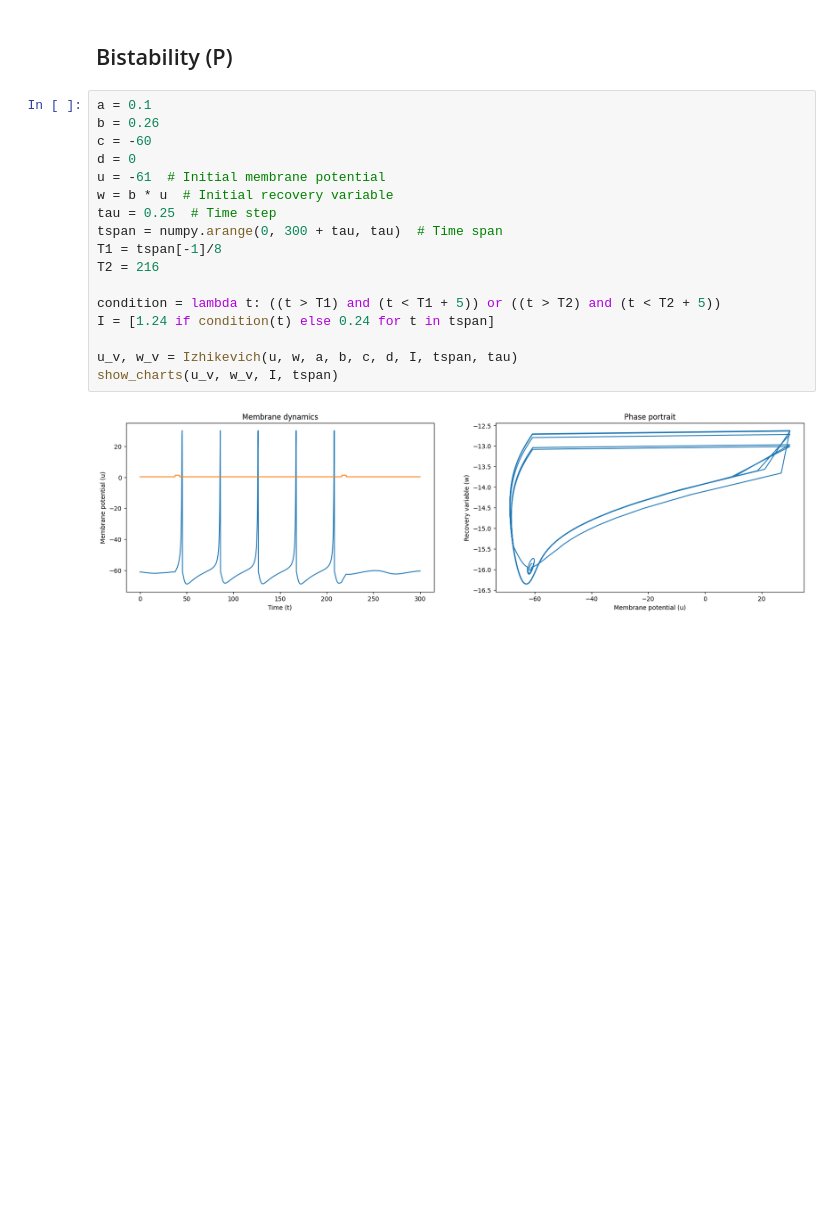
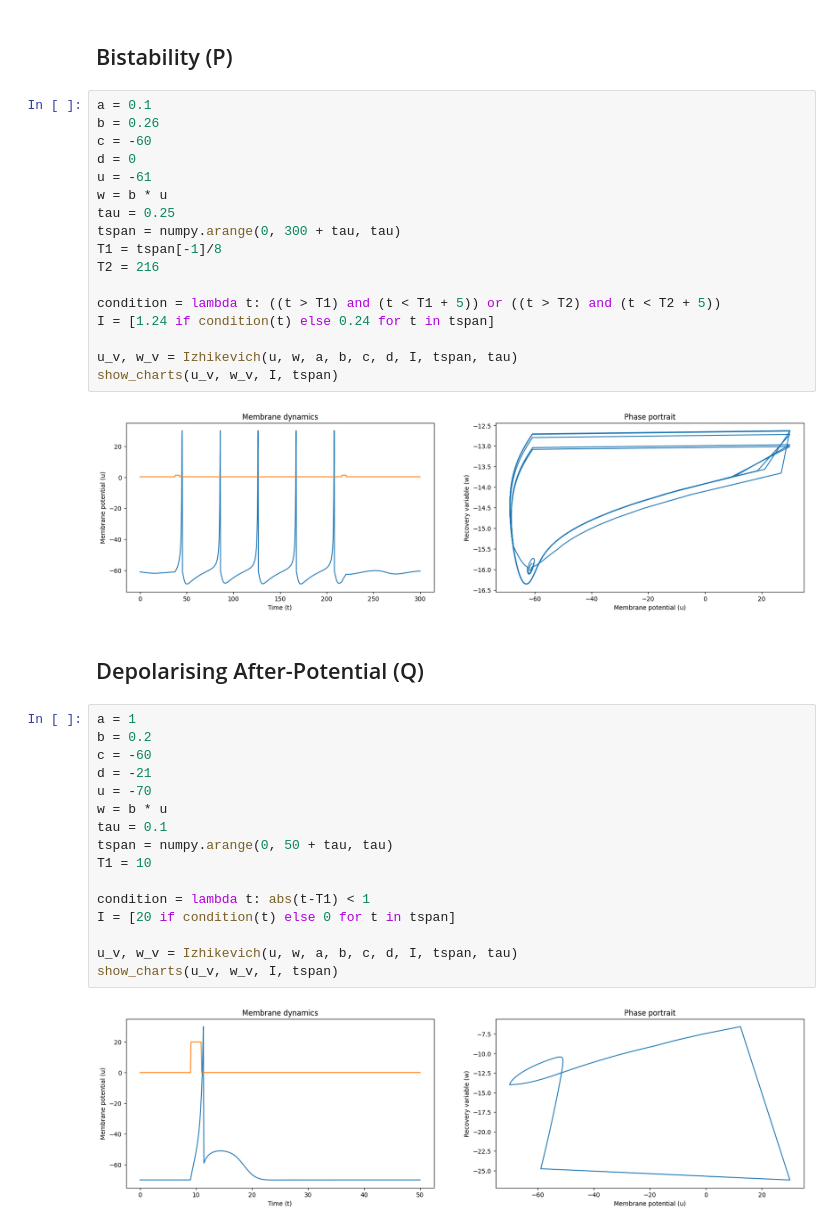
Before and after one commit to JacopoRaffi/CNS_Assignments, a Jupyter notebook: LAB1/main.ipynb, the cells around one changed output. Saved outputs shown, nothing was run; the diff lists cells and outputs as text; blank space fills up the shorter version.

```diff
--- a/LAB1/main.ipynb
+++ b/LAB1/main.ipynb
@@ -427,10 +427,10 @@ a = 0.1
 b = 0.26
 c = -60
 d = 0
-u = -61  # Initial membrane potential
-w = b * u  # Initial recovery variable
-tau = 0.25  # Time step
-tspan = numpy.arange(0, 300 + tau, tau)  # Time span
+u = -61
+w = b * u
+tau = 0.25
+tspan = numpy.arange(0, 300 + tau, tau)
 T1 = tspan[-1]/8
 T2 = 216
 
@@ -441,3 +441,23 @@ u_v, w_v = Izhikevich(u, w, a, b, c, d, I, tspan, tau)
 show_charts(u_v, w_v, I, tspan)
 # %% [output]
 [figure]
+# %% [markdown]
+## Depolarising After-Potential (Q)
+# %%
+a = 1
+b = 0.2
+c = -60
+d = -21
+u = -70
+w = b * u
+tau = 0.1
+tspan = numpy.arange(0, 50 + tau, tau)
+T1 = 10
+
+condition = lambda t: abs(t-T1) < 1
+I = [20 if condition(t) else 0 for t in tspan]
+
+u_v, w_v = Izhikevich(u, w, a, b, c, d, I, tspan, tau)
+show_charts(u_v, w_v, I, tspan)
+# %% [output]
+[figure, added]
```
Also changed, not shown: parts of 22 cells of this notebook.
